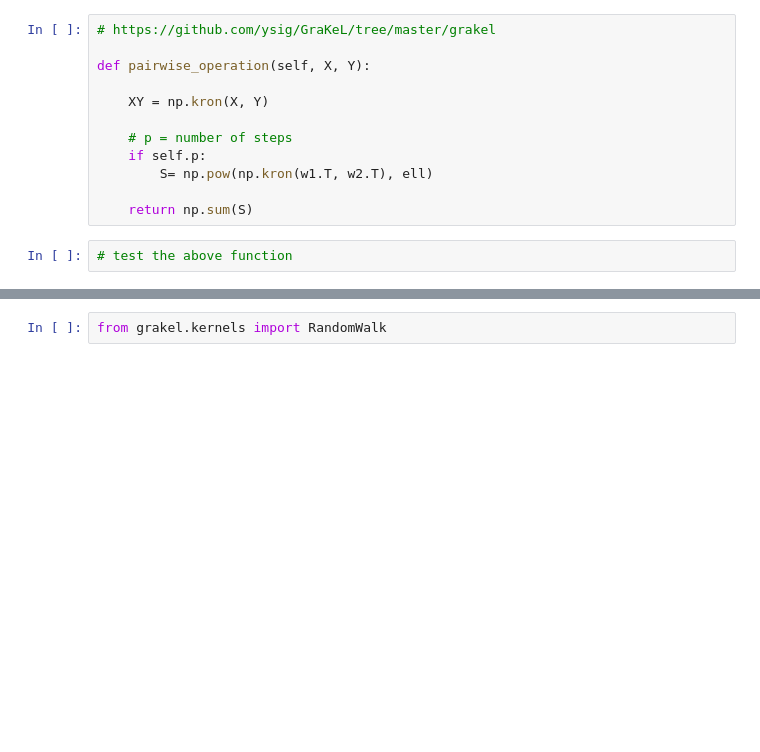
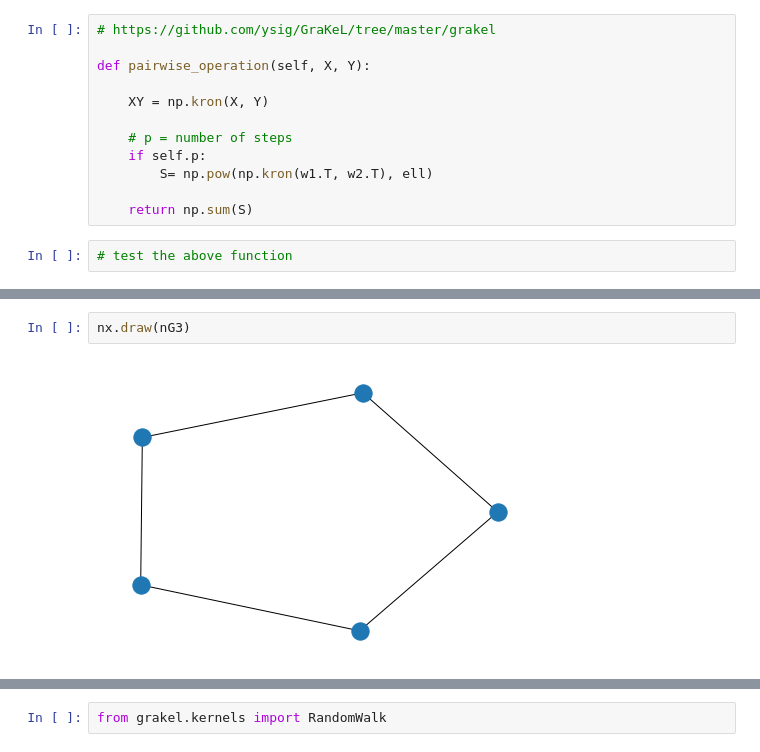
Before and after one commit to siantist/graph_mining, a Jupyter notebook: grakel/nbs/nb1.ipynb, the cells around one changed output, grey strips where cells are left out. Cells and saved outputs as stored; diff of their text form; blank space fills up the shorter version.

```diff
--- a/grakel/nbs/nb1.ipynb
+++ b/grakel/nbs/nb1.ipynb
@@ -74,0 +102,4 @@ G2 = Graph(edges2)
+# %%
+nx.draw(nG3)
+# %% [output]
+[figure, added]
```
Also changed, not shown: parts of 18 cells of this notebook.
